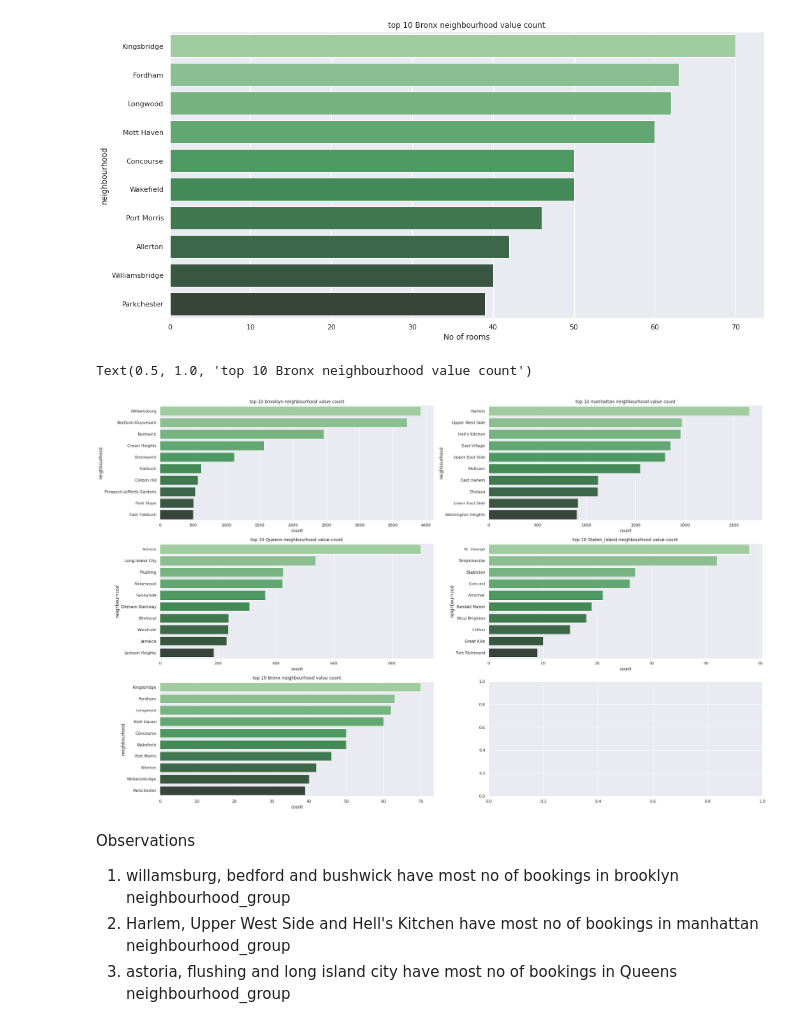
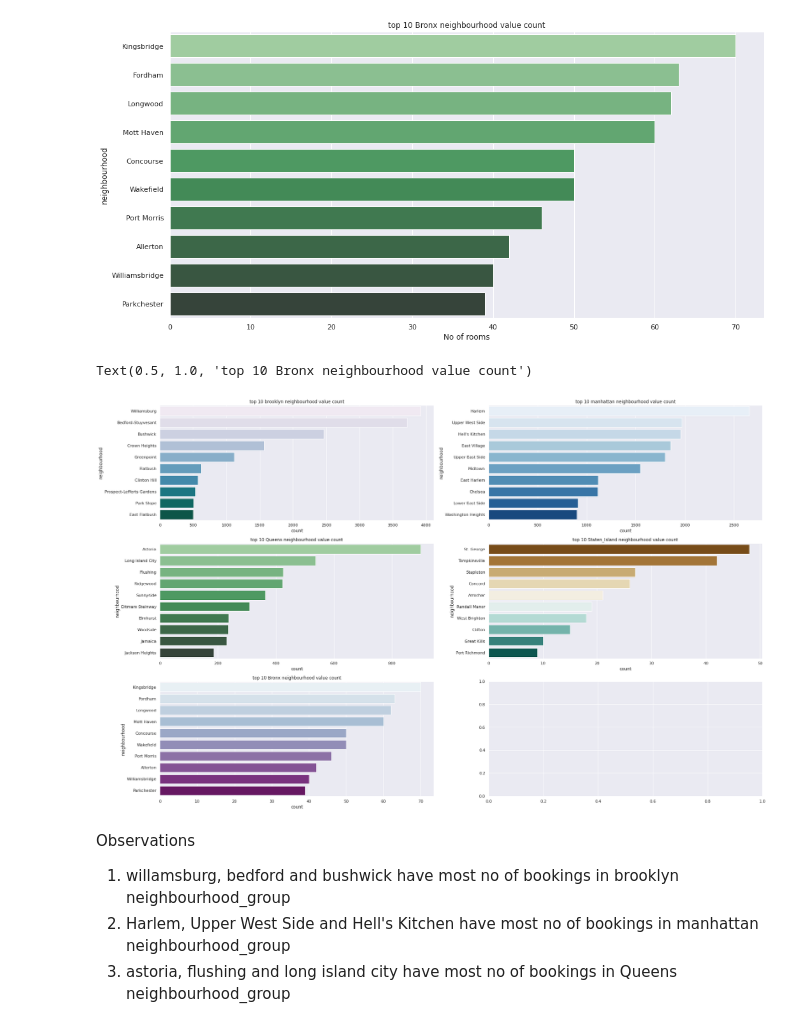
Before and after one commit to wharshal11/AirBnB-Booking-Analysis, a Jupyter notebook: Project_of_Airbnb_Bookings_Analysis_Capstone_Project.ipynb, the cells around one changed output. Cells and saved outputs as stored; diff of their text form; code cells hidden in the pictures.

```diff
--- a/Project_of_Airbnb_Bookings_Analysis_Capstone_Project.ipynb
+++ b/Project_of_Airbnb_Bookings_Analysis_Capstone_Project.ipynb
@@ -228,23 +228,23 @@ Text(0.5, 0, 'No of rooms')
 # %%
 # creating subplots to plot all the graphs together
 fig, axes = plt.subplots(3,2, figsize=(30, 20))
-sns.countplot(ax=axes[0,0],y="neighbourhood", data=Brooklyn_group, palette="Greens_d",
+sns.countplot(ax=axes[0,0],y="neighbourhood", data=Brooklyn_group, palette="PuBuGn",
               order=Brooklyn_group.neighbourhood.value_counts().iloc[:10].index).set_title('top 10 brooklyn neighbourhood value count')
 
-sns.countplot(ax=axes[0,1],y="neighbourhood", data=Manhattan_group, palette="Greens_d",
+sns.countplot(ax=axes[0,1],y="neighbourhood", data=Manhattan_group, palette="Blues",
               order=Manhattan_group.neighbourhood.value_counts().iloc[:10].index).set_title('top 10 manhattan neighbourhood value count')
 
 sns.countplot(ax=axes[1,0],y="neighbourhood", data=Queens_group, palette="Greens_d",
               order=Queens_group.neighbourhood.value_counts().iloc[:10].index).set_title('top 10 Queens neighbourhood value count')
 
-sns.countplot(ax=axes[1,1],y="neighbourhood", data=Staten_Island_group, palette="Greens_d",
+sns.countplot(ax=axes[1,1],y="neighbourhood", data=Staten_Island_group, palette="BrBG",
               order=Staten_Island_group.neighbourhood.value_counts().iloc[:10].index).set_title('top 10 Staten_Island neighbourhood value count')
 
-sns.countplot(ax=axes[2,0],y="neighbourhood", data=Bronx_group, palette="Greens_d",
+sns.countplot(ax=axes[2,0],y="neighbourhood", data=Bronx_group, palette="BuPu",
               order=Bronx_group.neighbourhood.value_counts().iloc[:10].index).set_title('top 10 Bronx neighbourhood value count')
 # %% [output]
 Text(0.5, 1.0, 'top 10 Bronx neighbourhood value count')
-[figure, old version]
+[figure, new version]
 # %% [markdown]
 Observations
 1. willamsburg, bedford and bushwick have most no of bookings in brooklyn neighbourhood_group
```
Also changed, not shown: parts of 14 cells of this notebook.
